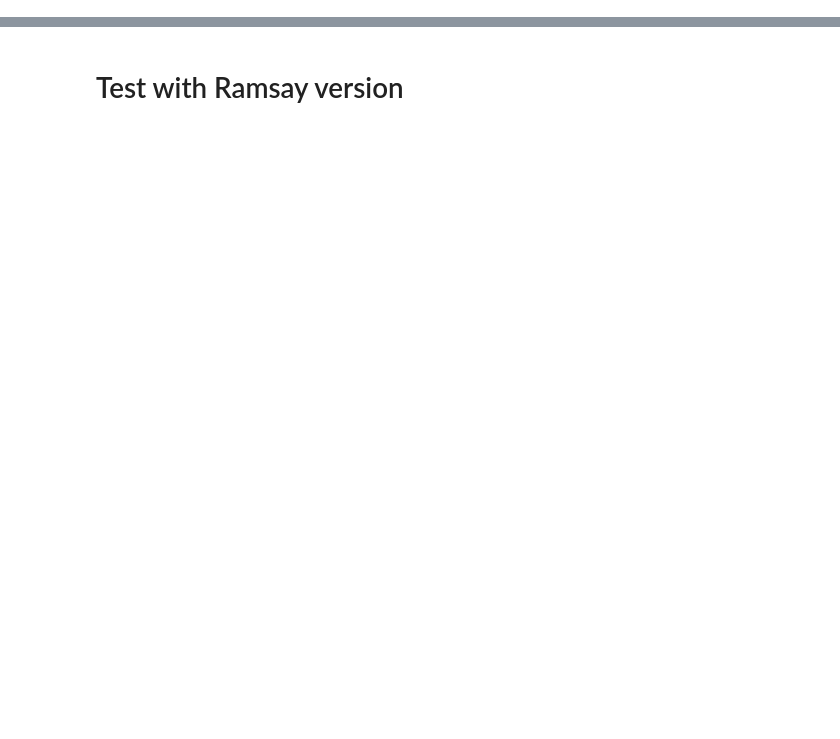
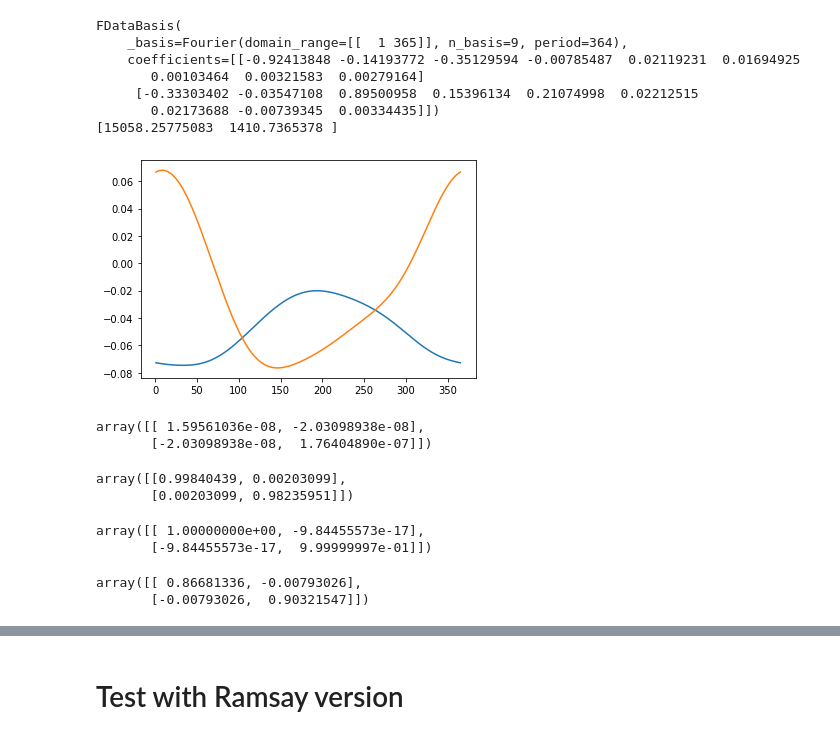
Before and after one commit to GAA-UAM/scikit-fda, a Jupyter notebook: skfda/exploratory/fpca/test.ipynb, the cells around one changed output, grey strips where cells are left out. Cells and saved outputs as stored; diff of their text form; code cells hidden in the pictures; blank space fills up the shorter version.

```diff
--- a/skfda/exploratory/fpca/test.ipynb
+++ b/skfda/exploratory/fpca/test.ipynb
@@ -9,0 +50,37 @@ from sklearn.decomposition import PCA
+# %%
+fd_data = fetch_weather_temp_only()
+# fd_data = FDataGrid(np.squeeze(fd_data.data_matrix), np.arange(0.5, 365, 1))
+basis = skfda.representation.basis.Fourier(n_basis=9)
+fd_basis = fd_data.to_basis(basis)
+fpca = FPCABasis(2, regularization=True, regularization_parameter=100000)
+fpca.fit(fd_basis)
+fpca.components.plot()
+print(fpca.components)
+print(fpca.component_values)
+pyplot.show()
+# %% [output]
+FDataBasis(
+    _basis=Fourier(domain_range=[[  1 365]], n_basis=9, period=364),
+    coefficients=[[-0.92413848 -0.14193772 -0.35129594 -0.00785487  0.02119231  0.01694925
+       0.00103464  0.00321583  0.00279164]
+     [-0.33303402 -0.03547108  0.89500958  0.15396134  0.21074998  0.02212515
+       0.02173688 -0.00739345  0.00334435]])
+[15058.25775083  1410.7365378 ]
+[figure, added]
+# %%
+derived=fpca.components.derivative(2)
+derived.inner_product(derived)
+# %% [output]
+array([[ 1.59561036e-08, -2.03098938e-08],
+       [-2.03098938e-08,  1.76404890e-07]])
+# %%
+in_prod = fpca.components.inner_product(fpca.components)
+in_prod
+# %% [output]
+array([[0.99840439, 0.00203099],
+       [0.00203099, 0.98235951]])
+# %%
+in_prod + derived.inner_product(derived) * 100000
+# %% [output]
+array([[ 1.00000000e+00, -9.84455573e-17],
+       [-9.84455573e-17,  9.99999997e-01]])
@@ -9,0 +89,10 @@ from sklearn.decomposition import PCA
+# %%
+basis_fd=FDataBasis(skfda.representation.basis.Fourier(n_basis=3),
+                    [[1.0, 0.0, 0.0], [0.0, 2.0, 0.0], [0.0, 0.0, 3.0]])
+fpca_basis = FPCABasis(2, regularization=True, regularization_parameter=0.0001)
+fpca_basis = fpca_basis.fit(basis_fd)
+fpca_basis.components.coefficients
+fpca_basis.components.inner_product(fpca_basis.components)
+# %% [output]
+array([[ 0.86681336, -0.00793026],
+       [-0.00793026,  0.90321547]])
```
Also changed, not shown: parts of 30 cells of this notebook, 3 other files.
